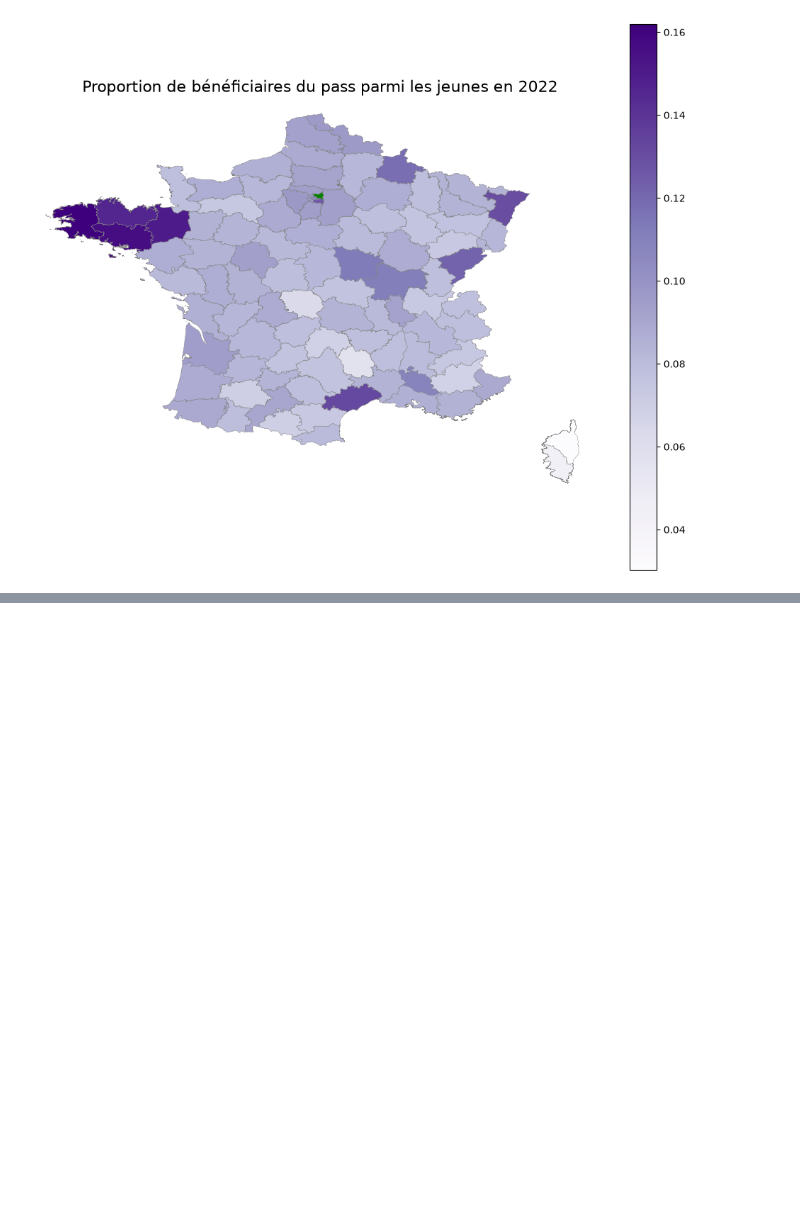
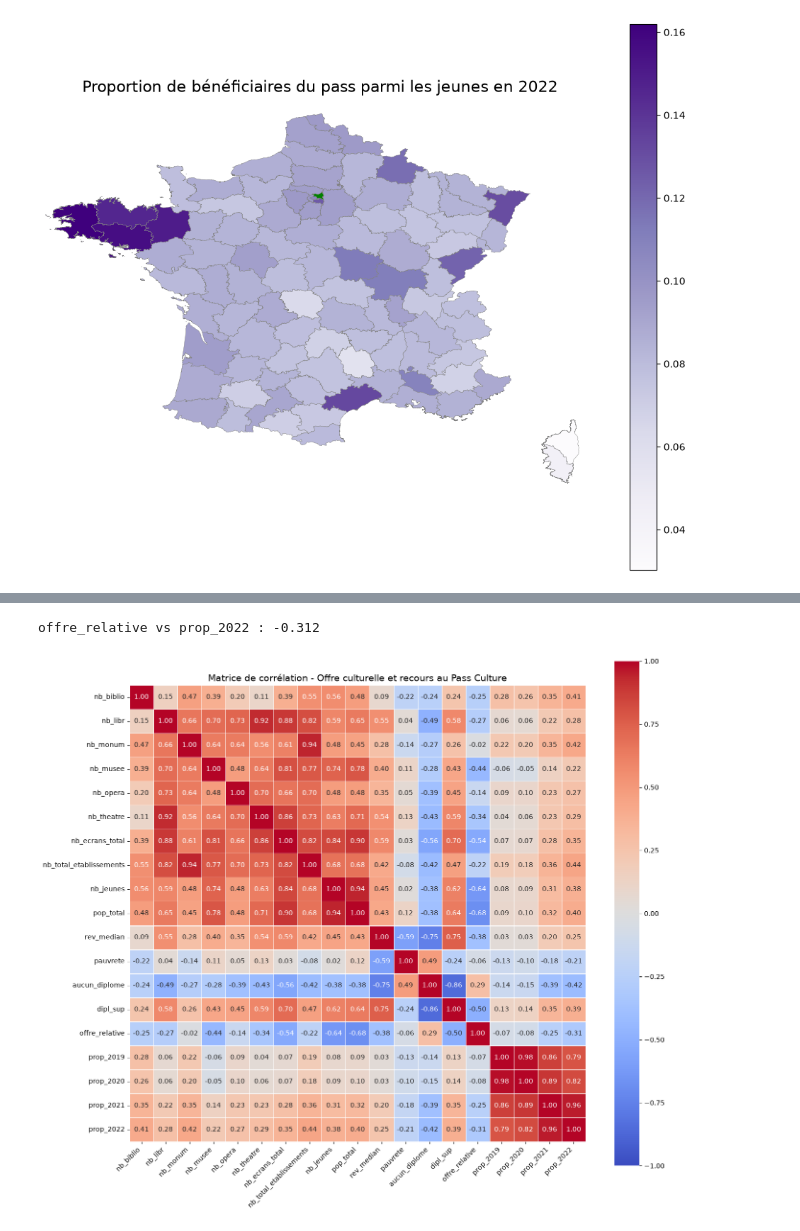
Before and after one commit to heloise1414/Evaluation-Politiques-Publiques-Culturelles, a Jupyter notebook: stats_desc.ipynb, the cells around one changed output, grey strips where cells are left out. Cells and saved outputs as stored; diff of their text form; code cells hidden in the pictures; blank space fills up the shorter version.

```diff
--- a/stats_desc.ipynb
+++ b/stats_desc.ipynb
@@ -450,0 +453,9 @@ Name: prop_2022, dtype: float64
+# %%
+# Corrélations entre l'offre culturelle et le taux de recours au pass
+variables_offre = ['nb_biblio', 'nb_libr', 'nb_monum', 'nb_musee', 'nb_opera',
+                    'nb_theatre', 'nb_ecrans_total', 'nb_total_etablissements']
+
+print("Corrélations avec prop_2022 (taux de recours au Pass Culture) :\n")
+for var in variables_offre:
+    corr_val = df_final[var].corr(df_final['prop_2022'])
+    print(f"{var:30s} : {corr_val:.3f}")
@@ -450,0 +473,34 @@ Name: prop_2022, dtype: float64
+# %%
+# Densité d'offre culturelle rapportée à la population
+df_final["offre_relative"] = df_final["nb_total_etablissements"] / df_final["pop_total"]
+
+corr_relative = df_final["offre_relative"].corr(df_final["prop_2022"])
+print(f"offre_relative vs prop_2022 : {corr_relative:.3f}")
+# %% [output]
+offre_relative vs prop_2022 : -0.312
+# %%
+variables_completes = variables_offre + [
+    'nb_jeunes', 'pop_total', 'rev_median', 'pauvrete',
+    'aucun_diplome', 'dipl_sup', 'offre_relative',
+    'prop_2019', 'prop_2020', 'prop_2021', 'prop_2022'
+]
+
+corr_full = df_final[variables_completes].corr()
+
+plt.figure(figsize=(14, 12))
+sns.heatmap(
+    corr_full,
+    annot=True,
+    fmt='.2f',
+    cmap='coolwarm',
+    vmin=-1, vmax=1, center=0,
+    linewidths=0.5,
+    square=True
+)
+plt.title("Matrice de corrélation - Offre culturelle et recours au Pass Culture", fontsize=14)
+plt.xticks(rotation=45, ha='right')
+plt.yticks(rotation=0)
+plt.tight_layout()
+plt.show()
+# %% [output]
+[figure, added]
```
Also changed, not shown: parts of 5 cells of this notebook.
